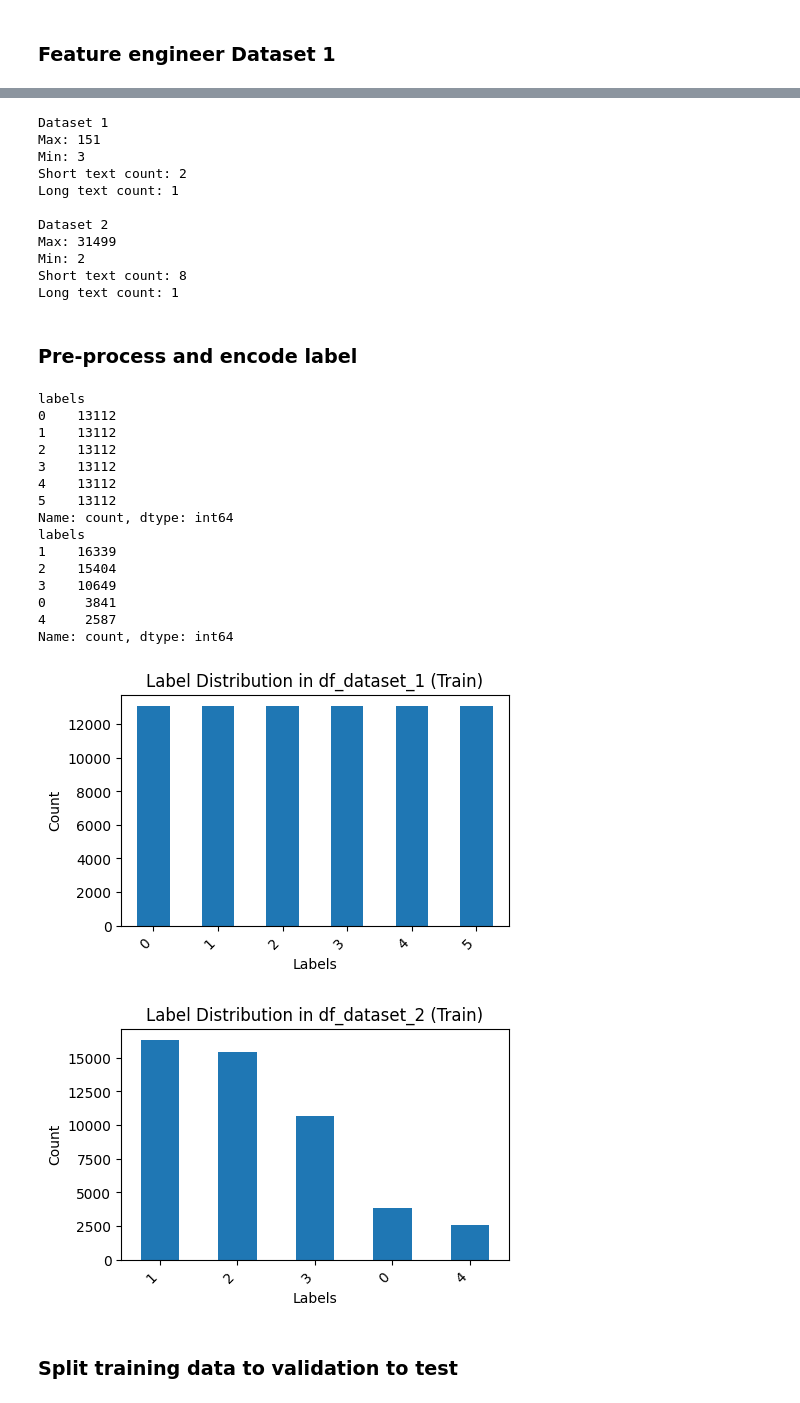
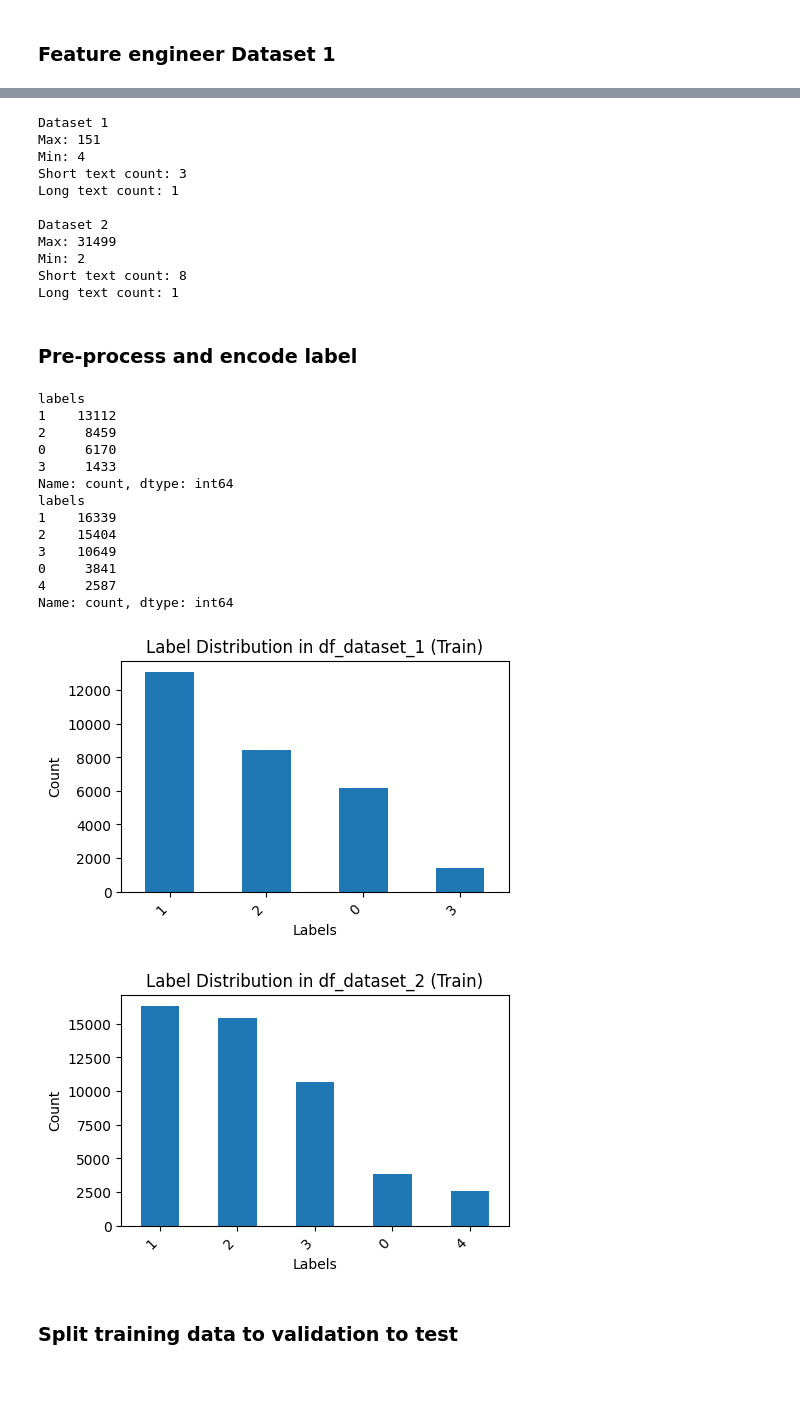
Before and after one commit to majiinB/Heron-wellnest-ml-model, a Jupyter notebook: notebooks/nlp/xlm-roberta.ipynb, the cells around one changed output, grey strips where cells are left out. Saved outputs shown, nothing was run; the diff lists cells and outputs as text; code cells hidden in the pictures.

Commit message:
the pipeline for sequential training using dataset one and two for nlp is already done. Needs further checking and verifications, as well as code clean up

```diff
--- a/notebooks/nlp/xlm-roberta.ipynb
+++ b/notebooks/nlp/xlm-roberta.ipynb
@@ -335,26 +357,8 @@ df_1["grouped_label"] = df_1["labels"].map(label_mapping)
 print("\nAfter grouping:")
 print(df_1["grouped_label"].value_counts())
 
-# Balance Dataset
-# Get max class count
-max_count = df_1["grouped_label"].value_counts().max()
-
-balanced_dfs = []
-for label, group in df_1.groupby("grouped_label"):
-    # Upsample minority classes
-    balanced_group = resample(group,
-                              replace=True,     # sample with replacement
-                              n_samples=max_count,
-                              random_state=42)
-    balanced_dfs.append(balanced_group)
-
-balanced_df = pd.concat(balanced_dfs)
-
-print("\nBalanced distribution:")
-print(balanced_df["grouped_label"].value_counts())
-
 # Keep only the two columns we want
-df_clean = balanced_df[["text", "grouped_label"]].rename(columns={"grouped_label": "labels"})
+df_clean = df_1[["text", "grouped_label"]].rename(columns={"grouped_label": "labels"})
 
 # Convert to HF Dataset
 dataset_clean = Dataset.from_pandas(df_clean, preserve_index=False)
@@ -364,7 +368,12 @@ dataset_1_broad_emotion = DatasetDict({
     "train": dataset_clean
 })
 
-
+# Remove unwanted column/feature
+# Based on the graphs above i don't want "Neutral", "Surprise"
+unwanted_labels_1 = ["Neutral", "Surprise"]
+dataset_1_broad_emotion["train"] = dataset_1_broad_emotion["train"].filter(
+    lambda example: example["labels"] not in unwanted_labels_1
+)
 
 print("\nFinal dataset size:", len(dataset_1_broad_emotion))
 print(dataset_1_broad_emotion)
@@ -388,0 +407,8 @@ empty          826
+# %%
+# Based on the graphs above i don't want "Bipolar", "Personality disorder"
+unwanted_labels_2 = ["Bipolar", "Personality disorder"]
+dataset_2_specialize["train"] = dataset_2_specialize["train"].filter(
+    lambda example: example["labels"] not in unwanted_labels_2
+)
+
+label_visualization()
@@ -409,8 +451,8 @@ get_min_max_len(dataset_2_specialize)
 # %% [output]
 Dataset 1
 Max: 151
-Min: 3
-Short text count: 2
+Min: 4
+Short text count: 3
 Long text count: 1
 
 Dataset 2
@@ -429,45 +471,37 @@ id_1_to_label = {i: l for l, i in label_1_to_id.items()}
 labels_2 = dataset_2_specialize["train"].unique("labels")
 label_2_to_id = {l: i for i, l in enumerate(labels_2)}
 id_2_to_label = {i: l for l, i in label_2_to_id.items()}
-
-# Based on the graphs above i don't want "Bipolar", "Personality disorder"
-unwanted_labels = ["Bipolar", "Personality disorder"]
-dataset_2_specialize["train"] = dataset_2_specialize["train"].filter(
-    lambda example: example["labels"] not in unwanted_labels
-)
 
 def make_label_encoder(label_to_id: dict, column_name: str = "labels"):
     """Returns a function that encodes labels for the given column using label_to_id mapping."""
     def encode_labels(example):
         example[column_name] = label_to_id[example[column_name]]
         return example
     return encode_labels
 
 encoder_for_data1 = make_label_encoder(label_1_to_id, column_name="labels")
 encoder_for_data2 = make_label_encoder(label_2_to_id, column_name="labels")
 
 dataset_1_broad_emotion = dataset_1_broad_emotion.map(encoder_for_data1)
 dataset_2_specialize = dataset_2_specialize.map(encoder_for_data2)
 
 # Re check if changes were applied correctly
 label_visualization()
 # %% [output]
 labels
-0    13112
 1    13112
-2    13112
-3    13112
-4    13112
-5    13112
+2     8459
+0     6170
+3     1433
 Name: count, dtype: int64
 labels
 1    16339
 2    15404
 3    10649
 0     3841
 4     2587
 Name: count, dtype: int64
-[figure, old version]
+[figure, new version]
 [figure]
 # %% [markdown]
 ### Split training data to validation to test
```
Also changed, not shown: parts of 21 cells of this notebook, 1 other file.
